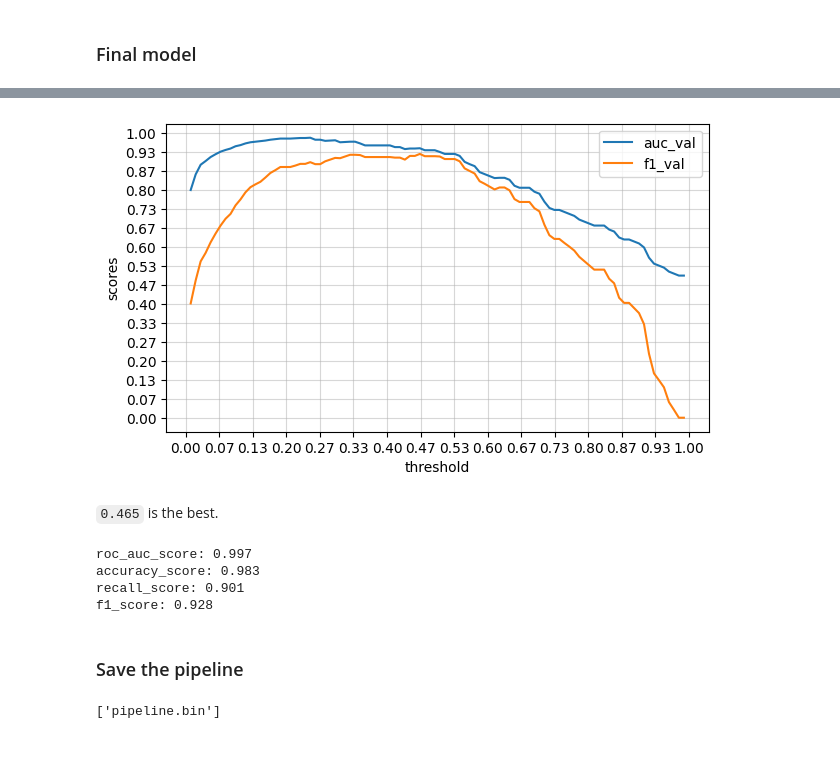
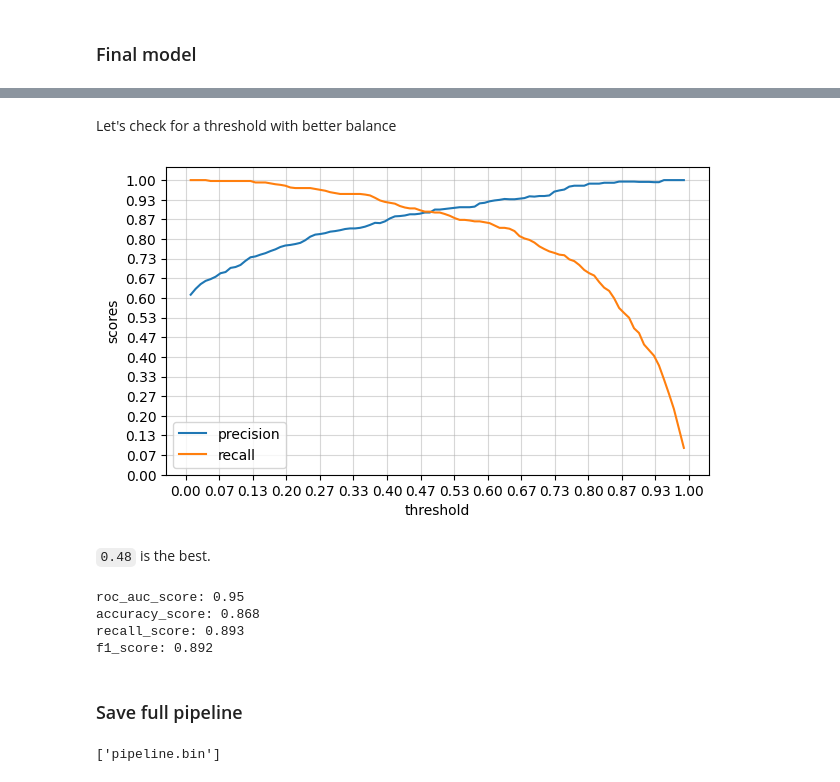
Before and after one commit to speedyk-005/burnout-predict, a Jupyter notebook: notebook.ipynb, the cells around one changed output, grey strips where cells are left out. Cells and saved outputs as stored; diff of their text form; code cells hidden in the pictures; blank space fills up the shorter version.

```diff
--- a/notebook.ipynb
+++ b/notebook.ipynb
@@ -387,11 +387,11 @@ dval = xgb.DMatrix(X_val, label=y_val, feature_names=feature_names)
 # %%
 xgb_params = {
     "objective": "binary:logistic",
-    "min_child_weight": 1,
-    "max_depth": 10,
+    "min_child_weight": 2,
+    "max_depth": 12,
     "eta": 0.1,
     "nthread": 8,
-    "seed": 1,
+    "seed": SEED,
     "verbosity": 1,
 }
 # %%
@@ -441,12 +441,12 @@ sns.heatmap(df_score, annot=True, fmt=".3f", cmap="Blues")
 # %%
-xgb_params["max_depth"] = 8
-xgb_params["min_child_weight"] = 5
+xgb_params["max_depth"] = 4
+xgb_params["min_child_weight"] = 20
 # %% [markdown]
 Now, let's see which Eta is best
 # %%
 %%capture output
 watchlist = [(dtrain, "dtrain"), (dval, "dval")]
-etas = [0.01, 0.1, 0.3, 0.5, 0.7, 1.0]
+etas = [0.01, 0.04, 0.07, 0.1, 0.3, 0.5]
 
 for eta in etas:
     xgb_params["eta"] = eta
@@ -546,30 +544,33 @@ f1_score: 0.912
+# %% [markdown]
+Let's check for a threshold with better balance
 # %%
 import numpy as np
+from sklearn.metrics import precision_score
 
 thresholds = np.linspace(0.01, 0.99, 100)
 scores = []
 
 for thresh in thresholds:
     y_pred_binary = (y_pred >= thresh).astype(int)
-    auc_val = round(roc_auc_score(y_test, y_pred_binary), 3)
-    f1_val = round(f1_score(y_test, y_pred_binary), 3)
-    scores.append((thresh, auc_val, f1_val))
+    prec_val = round(precision_score(y_test, y_pred_binary), 3)
+    rec_val = round(recall_score(y_test, y_pred_binary), 3)
+    scores.append((thresh, prec_val, rec_val))
 # %%
-df_score = pd.DataFrame(scores, columns=("thresh", "auc_val", "f1_val"))
+df_score = pd.DataFrame(scores, columns=("thresh", "prec_val", "rec_val"))
 
 plt.figure(figsize=(7, 4))
-plt.plot(df_score["thresh"], df_score["auc_val"], label="auc_val")
-plt.plot(df_score["thresh"], df_score["f1_val"], label="f1_val")
+plt.plot(df_score["thresh"], df_score["prec_val"], label="precision")
+plt.plot(df_score["thresh"], df_score["rec_val"], label="recall")
 plt.xlabel("threshold")
 plt.ylabel("scores")
 
 ticks_positions = [i / 15 for i in range(16)]
 plt.xticks(ticks_positions, [f"{t:.2f}" for t in ticks_positions])
 plt.yticks(ticks_positions, [f"{t:.2f}" for t in ticks_positions])
 
 plt.legend()
 plt.grid(True, alpha=0.5)
 # %% [output]
-[figure, old version]
+[figure, new version]
 # %% [markdown]
-`0.465` is the best.
+`0.48` is the best.
@@ -576,17 +579,17 @@ plt.grid(True, alpha=0.5)
 # %%
-y_pred_binary = (y_pred >= 0.46).astype(int)
+y_pred_binary = (y_pred >= THRESHOLD).astype(int)
 
 print("roc_auc_score:", round(roc_auc_score(y_test, y_pred), 3))
 print("accuracy_score:", round(accuracy_score(y_test, y_pred_binary), 3))
 print("recall_score:", round(recall_score(y_test, y_pred_binary), 3))
 print("f1_score:", round(f1_score(y_test, y_pred_binary), 3))
 # %% [output]
-roc_auc_score: 0.997
-accuracy_score: 0.983
-recall_score: 0.901
-f1_score: 0.928
+roc_auc_score: 0.95
+accuracy_score: 0.868
+recall_score: 0.893
+f1_score: 0.892
 # %% [markdown]
-### Save the pipeline
+### Save full pipeline
 # %%
 import joblib
 from sklearn.pipeline import Pipeline
```
Also changed, not shown: parts of 50 cells of this notebook, 3 other files.
